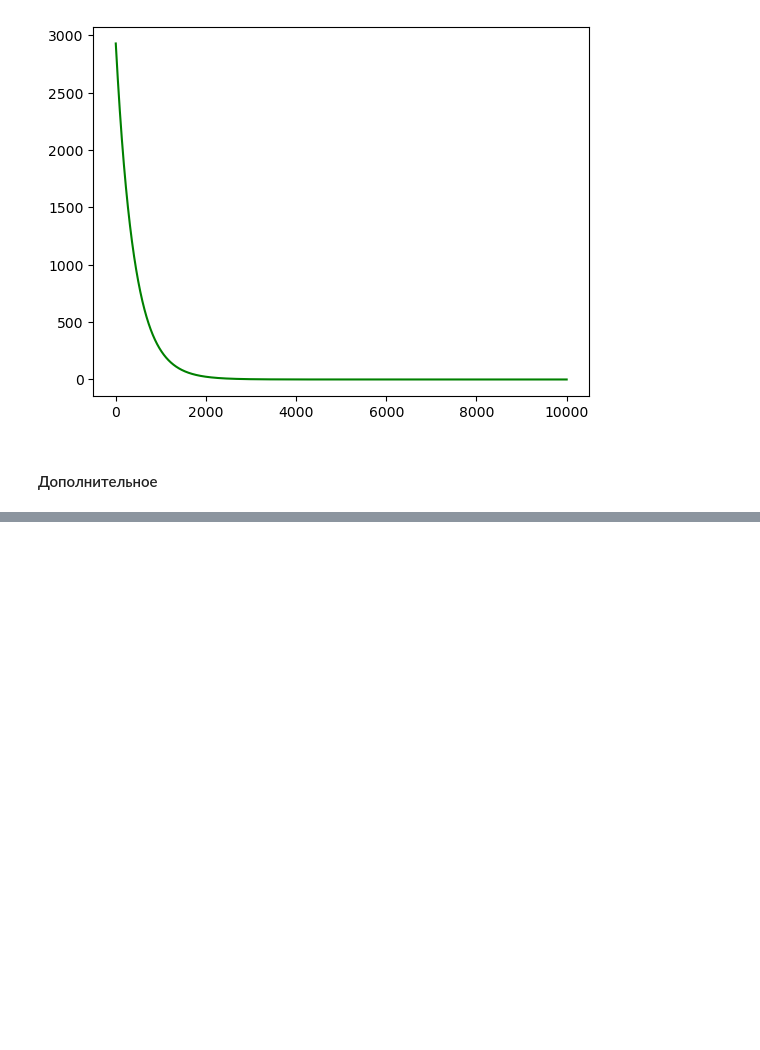
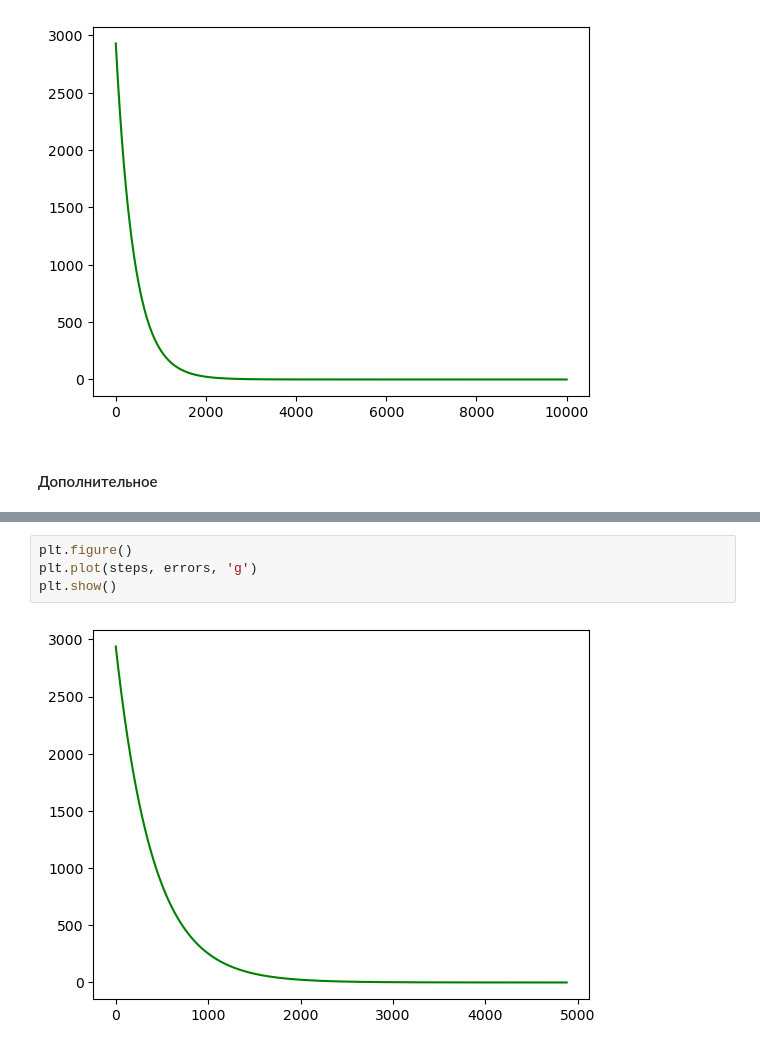
Before and after one commit to Slofya/mlkurs, a Jupyter notebook: ml11.ipynb, the cells around one changed output, grey strips where cells are left out. Cells and saved outputs as stored; diff of their text form; blank space fills up the shorter version.

```diff
--- a/ml11.ipynb
+++ b/ml11.ipynb
@@ -136,0 +236,6 @@ plt.show()
+# %%
+plt.figure()
+plt.plot(steps, errors, 'g')
+plt.show()
+# %% [output]
+[figure, added]
```
Also changed, not shown: parts of 7 cells of this notebook.
